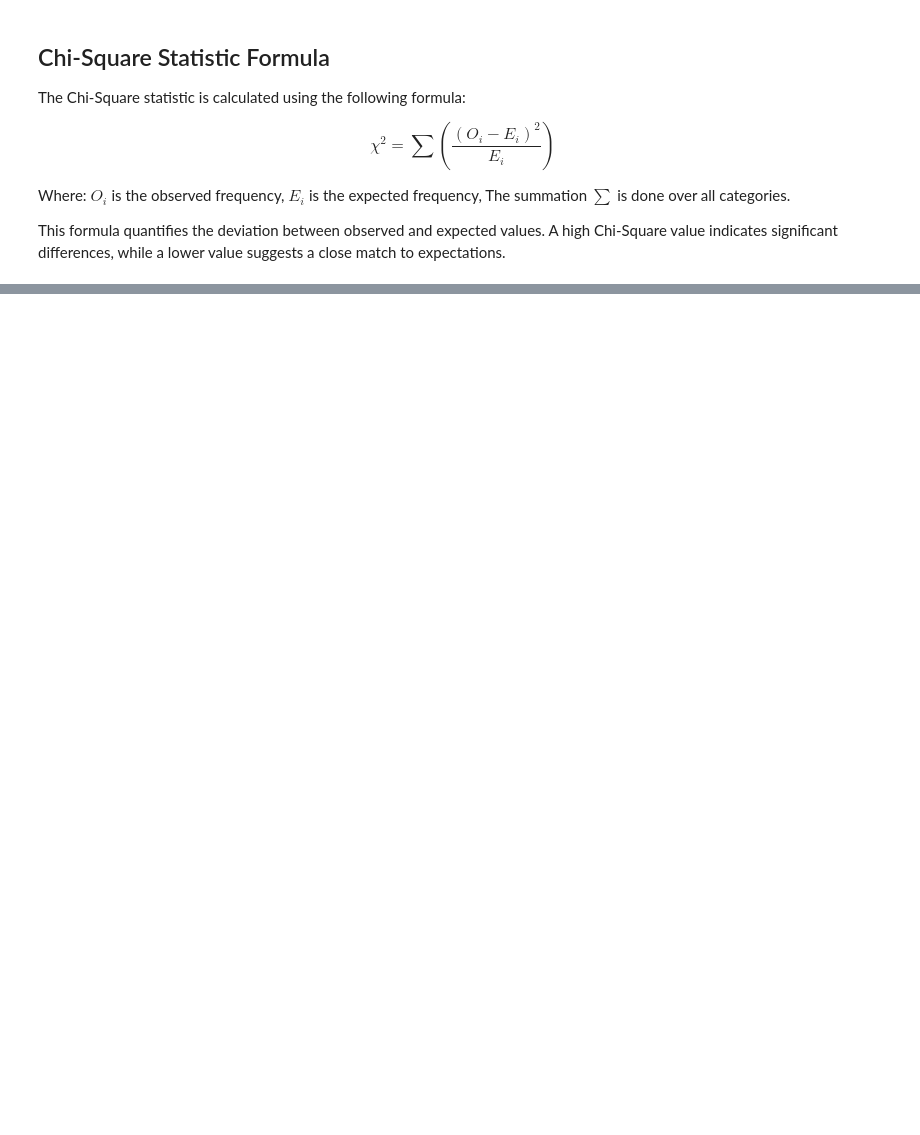
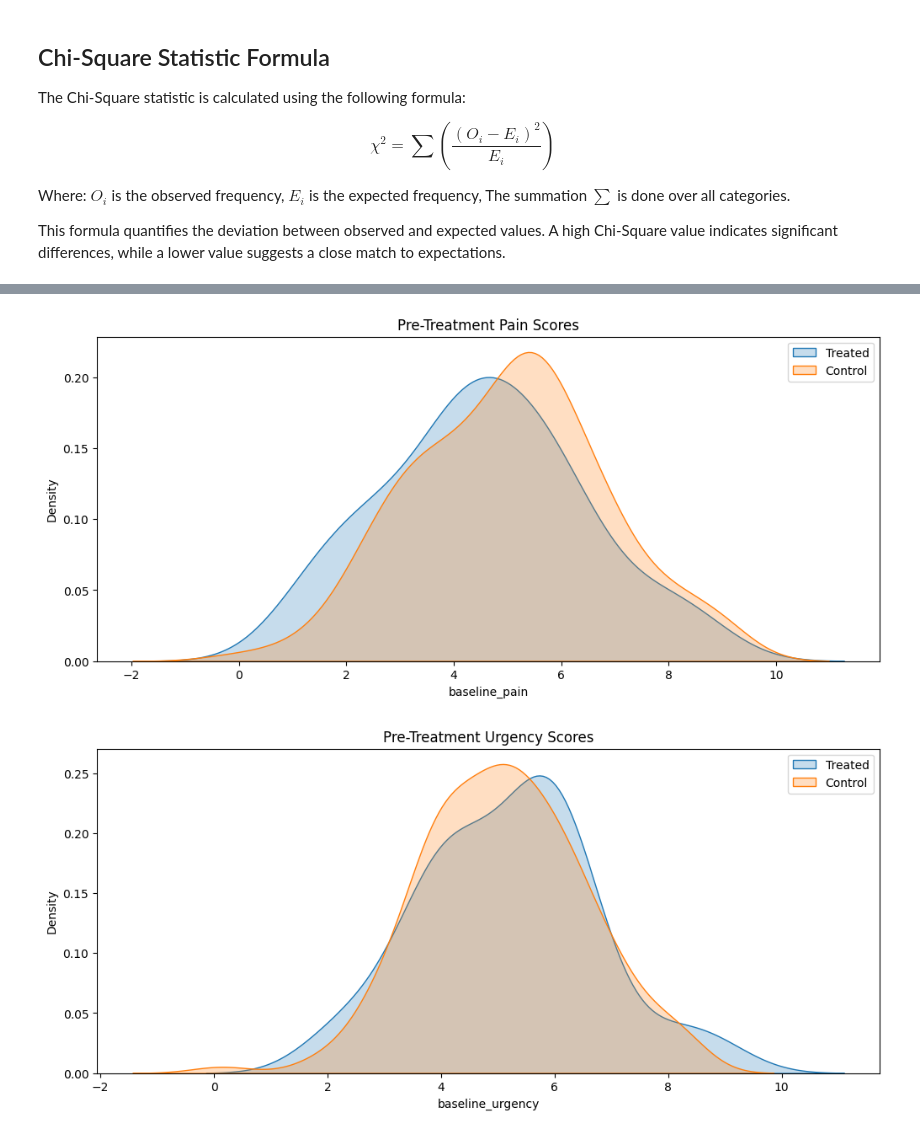
Before and after one commit to Matthieu-Blue-Montecillo/Assignment_1_Data_Analytics, a Jupyter notebook: Assignment_1_Data_Analytics.ipynb, the cells around one changed output, grey strips where cells are left out. Cells and saved outputs as stored; diff of their text form; code cells hidden in the pictures; blank space fills up the shorter version.

```diff
--- a/Assignment_1_Data_Analytics.ipynb
+++ b/Assignment_1_Data_Analytics.ipynb
@@ -115,0 +76,69 @@ Conclusion: We fail to reject the null hypothesis. The distribution is approxima
+# %%
+import numpy as np
+import pandas as pd
+import matplotlib.pyplot as plt
+import seaborn as sns
+from scipy.stats import chi2_contingency, ks_2samp
+from scipy.spatial.distance import mahalanobis
+from scipy.spatial.distance import cdist
+from sklearn.preprocessing import StandardScaler
+from scipy.optimize import linear_sum_assignment
+import warnings
+
+warnings.filterwarnings("ignore")
+np.random.seed(42)
+
+# Load dataset (Assuming extracted CSV or structured data from PDF)
+# df = pd.read_csv("extracted_data.csv")  # Uncomment if data is available
+
+# Sample Data Simulation (Remove once real data is available)
+n_treated = 50
+n_controls = 150
+n_patients = n_treated + n_controls
+
+# Generate symptom data
+base_pain = np.random.normal(loc=5, scale=2, size=n_patients).clip(0, 9)
+base_urgency = np.random.normal(loc=5, scale=1.5, size=n_patients).clip(0, 9)
+base_frequency = np.random.normal(loc=3, scale=1, size=n_patients).clip(0, 9)
+
+# Create treated and control groups
+treated = pd.DataFrame({
+    'id': np.arange(n_treated),
+    'is_treated': True,
+    'baseline_pain': base_pain[:n_treated],
+    'baseline_urgency': base_urgency[:n_treated],
+    'baseline_frequency': base_frequency[:n_treated],
+})
+
+controls = pd.DataFrame({
+    'id': np.arange(n_treated, n_patients),
+    'is_treated': False,
+    'baseline_pain': base_pain[n_treated:],
+    'baseline_urgency': base_urgency[n_treated:],
+    'baseline_frequency': base_frequency[n_treated:],
+})
+
+# Visualization - Pre-Treatment
+plt.figure(figsize=(12, 5))
+sns.kdeplot(treated['baseline_pain'], label='Treated', shade=True)
+sns.kdeplot(controls['baseline_pain'], label='Control', shade=True)
+plt.title('Pre-Treatment Pain Scores')
+plt.legend()
+plt.show()
+
+plt.figure(figsize=(12, 5))
+sns.kdeplot(treated['baseline_urgency'], label='Treated', shade=True)
+sns.kdeplot(controls['baseline_urgency'], label='Control', shade=True)
+plt.title('Pre-Treatment Urgency Scores')
+plt.legend()
+plt.show()
+
+plt.figure(figsize=(12, 5))
+sns.kdeplot(treated['baseline_frequency'], label='Treated', shade=True)
+sns.kdeplot(controls['baseline_frequency'], label='Control', shade=True)
+plt.title('Pre-Treatment Frequency Scores')
+plt.legend()
+plt.show()
+# %% [output]
+[figure, added]
+[figure, added]
```
Also changed, not shown: parts of 9 cells of this notebook.
